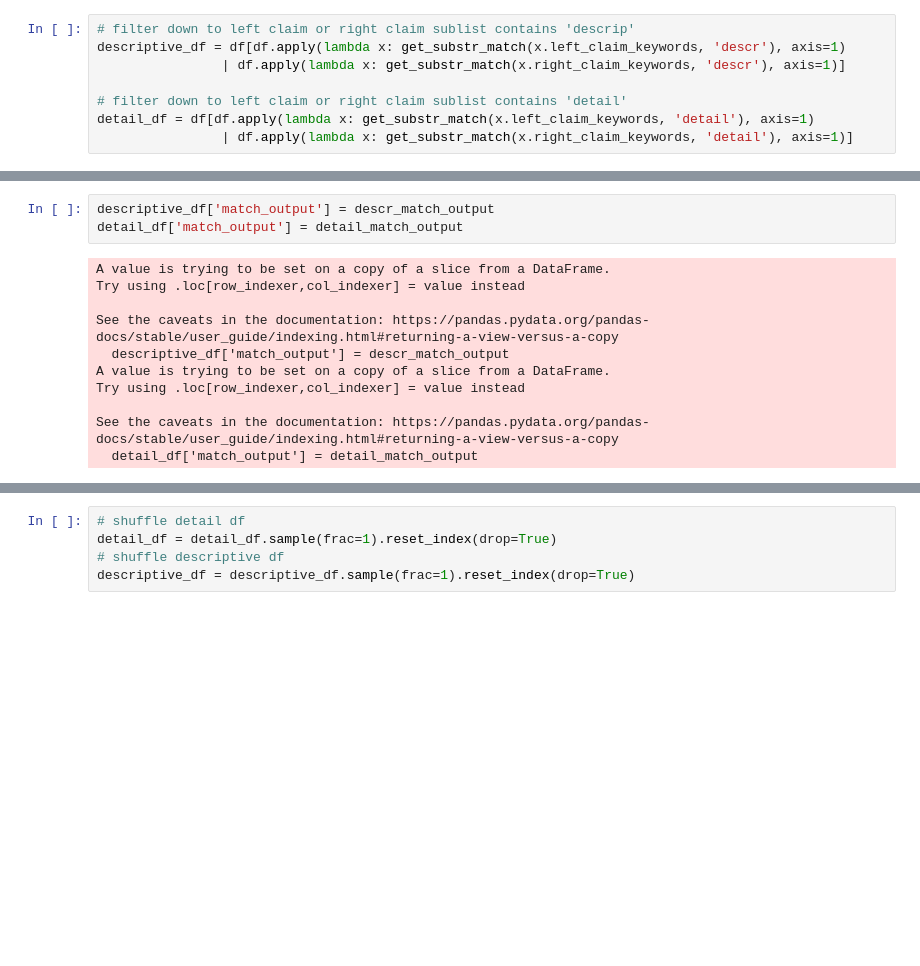
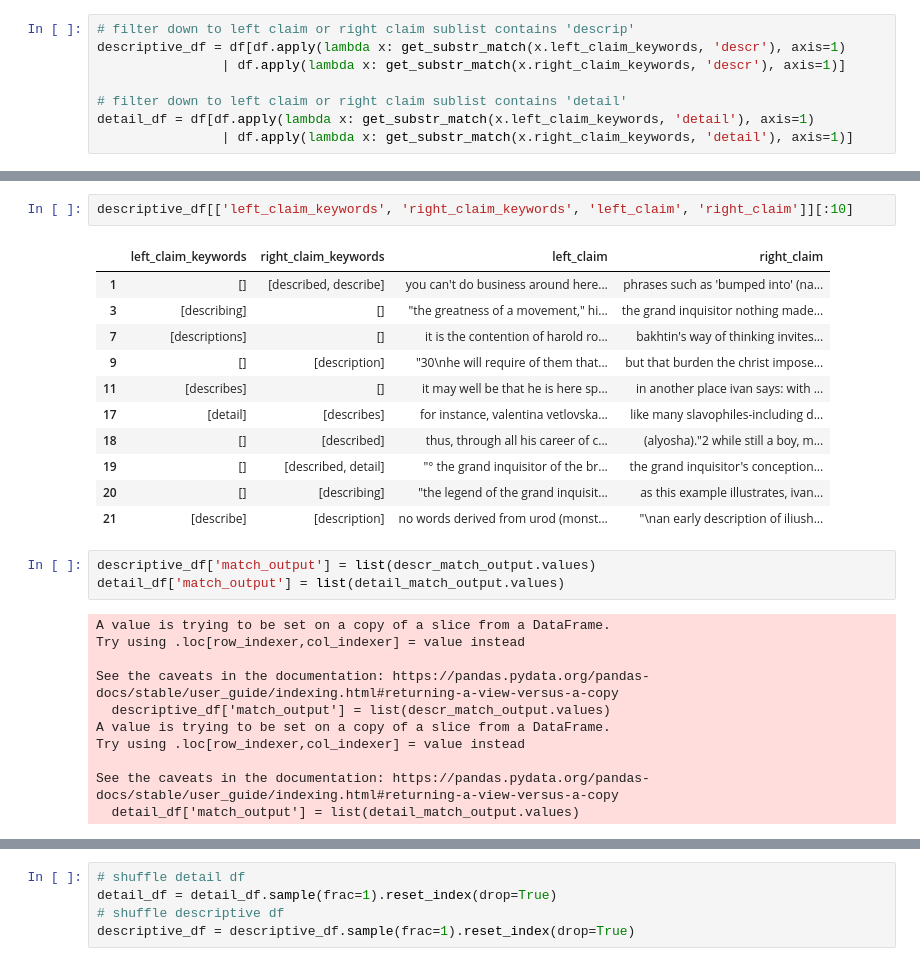
Before and after one commit to timschott/details, a Jupyter notebook: RELiCDescriptivePassages.ipynb, the cells around one changed output, grey strips where cells are left out. Saved outputs shown, nothing was run; the diff lists cells and outputs as text; blank space fills up the shorter version.

```diff
--- a/RELiCDescriptivePassages.ipynb
+++ b/RELiCDescriptivePassages.ipynb
@@ -360,14 +373,28 @@ detail_match_output = detail_df.apply(lambda x: get_which_contains_match(x.left_
+# %%
+descriptive_df[['left_claim_keywords', 'right_claim_keywords', 'left_claim', 'right_claim']][:10]
+# %% [output]
+|  | left_claim_keywords | right_claim_keywords | left_claim | right_claim |
+| 1 | [] | [described, describe] | you can't do business around here... | phrases such as 'bumped into' (na... |
+| 3 | [describing] | [] | "the greatness of a movement," hi... | the grand inquisitor nothing made... |
+| 7 | [descriptions] | [] | it is the contention of harold ro... | bakhtin's way of thinking invites... |
+| 9 | [] | [description] | "30\nhe will require of them that... | but that burden the christ impose... |
+| 11 | [describes] | [] | it may well be that he is here sp... | in another place ivan says: with ... |
+| 17 | [detail] | [describes] | for instance, valentina vetlovska... | like many slavophiles-including d... |
+| 18 | [] | [described] | thus, through all his career of c... | (alyosha)."2 while still a boy, m... |
+| 19 | [] | [described, detail] | "° the grand inquisitor of the br... | the grand inquisitor's conception... |
+| 20 | [] | [describing] | "the legend of the grand inquisit... | as this example illustrates, ivan... |
+| 21 | [describe] | [description] | no words derived from urod (monst... | "\nan early description of iliush... |
 # %%
-descriptive_df['match_output'] = descr_match_output
-detail_df['match_output'] = detail_match_output
+descriptive_df['match_output'] = list(descr_match_output.values)
+detail_df['match_output'] = list(detail_match_output.values)
 # %% [output]
 A value is trying to be set on a copy of a slice from a DataFrame.
 Try using .loc[row_indexer,col_indexer] = value instead
 
 See the caveats in the documentation: https://pandas.pydata.org/pandas-docs/stable/user_guide/indexing.html#returning-a-view-versus-a-copy
-  descriptive_df['match_output'] = descr_match_output
+  descriptive_df['match_output'] = list(descr_match_output.values)
 A value is trying to be set on a copy of a slice from a DataFrame.
 Try using .loc[row_indexer,col_indexer] = value instead
 
 See the caveats in the documentation: https://pandas.pydata.org/pandas-docs/stable/user_guide/indexing.html#returning-a-view-versus-a-copy
-  detail_df['match_output'] = detail_match_output
+  detail_df['match_output'] = list(detail_match_output.values)
```
Also changed, not shown: parts of 7 cells of this notebook.
